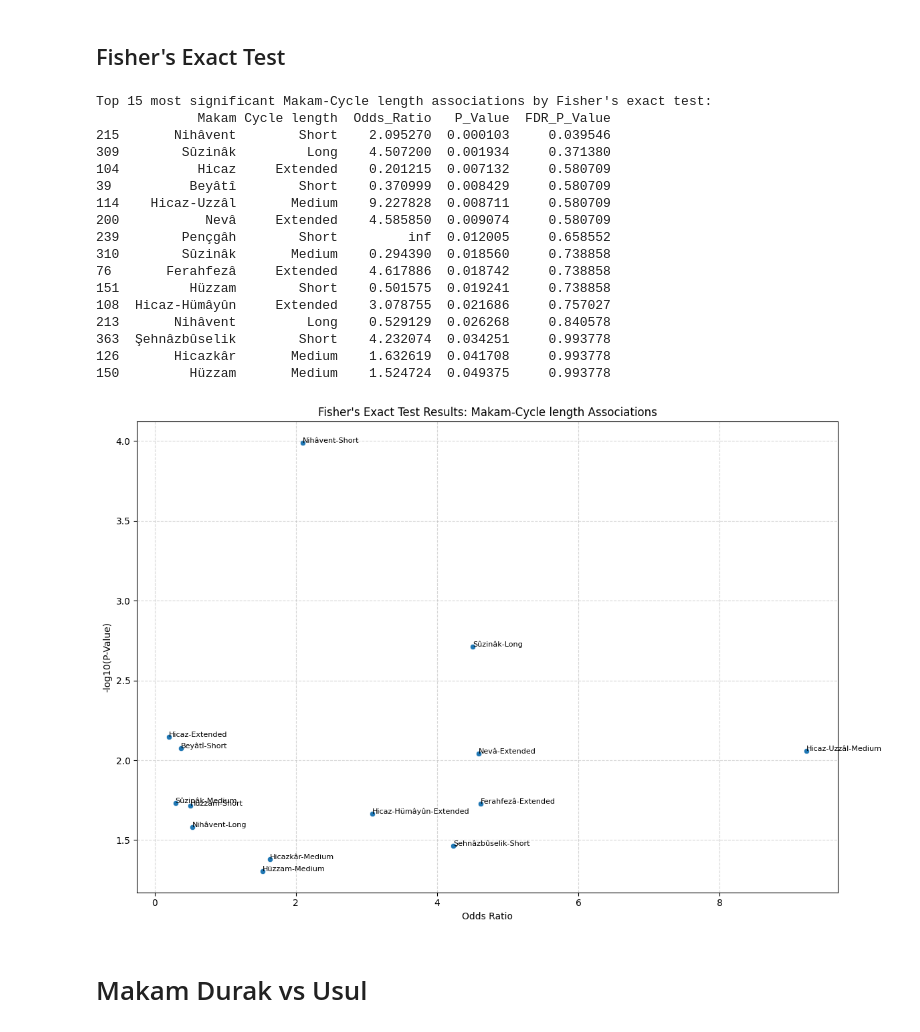
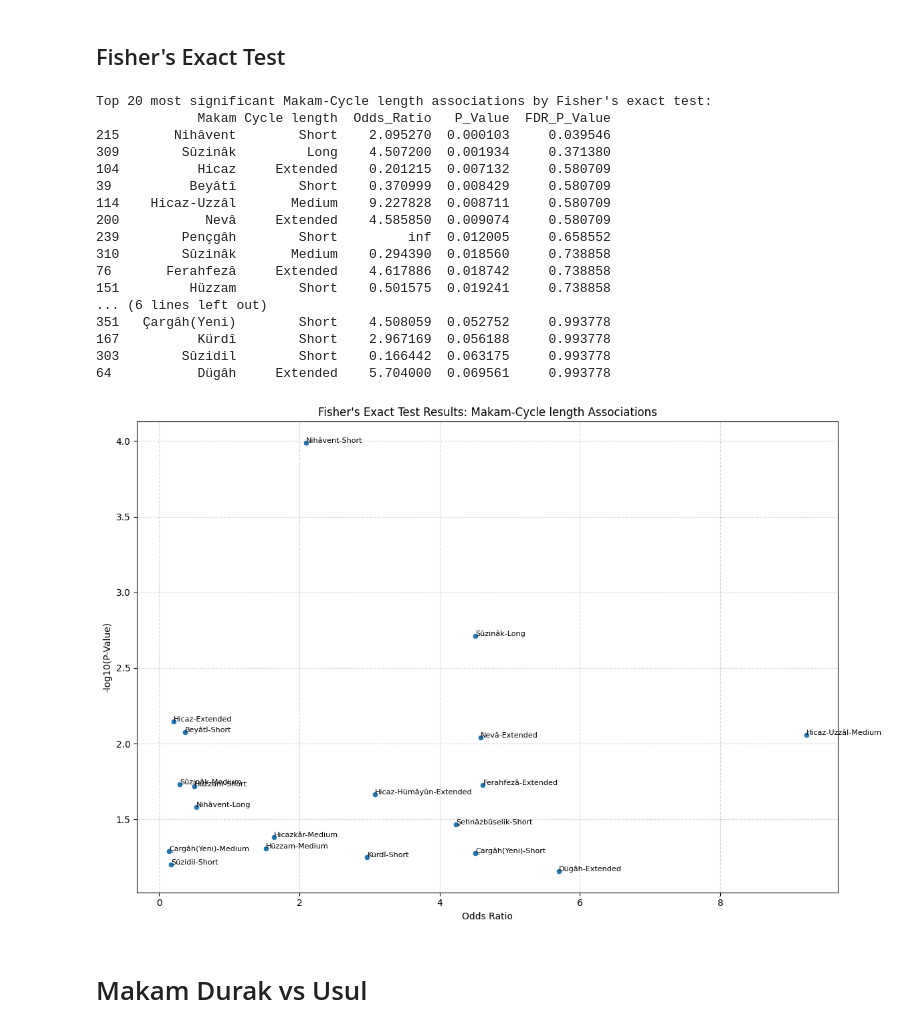
Before and after one commit to theofuhrmann/ethnomusicology-project, a Jupyter notebook: code/correlation_analysis.ipynb, the cells around one changed output. Drawn from its saved outputs; the diff is of its cells as text; code cells hidden in the pictures.

```diff
--- a/code/correlation_analysis.ipynb
+++ b/code/correlation_analysis.ipynb
@@ -360,7 +389,7 @@ plot_correspondence_analysis(
 ## Fisher's Exact Test
 # %%
 def plot_fisher_exact_test(
-    contingency_table: pd.DataFrame, variables: tuple[str]
+    contingency_table: pd.DataFrame, variables: tuple[str], top_n=15
 ):
     # Create a dataframe to store results
     fisher_results = pd.DataFrame(
@@ -412,13 +441,13 @@ def plot_fisher_exact_test(
 
     # Display top significant associations
     print(
-        f"Top 15 most significant {variables[0]}-{variables[1]} associations by Fisher's exact test:"
+        f"Top {top_n} most significant {variables[0]}-{variables[1]} associations by Fisher's exact test:"
     )
-    print(fisher_results_sorted.head(15))
+    print(fisher_results_sorted.head(top_n))
 
     # Visualize top significant results
     plt.figure(figsize=(12, 8))
-    top_results = fisher_results_sorted.head(15)
+    top_results = fisher_results_sorted.head(top_n)
     sns.scatterplot(
         x="Odds_Ratio",
         y="-log10(P_Value)",
@@ -595,27 +628,28 @@ plot_correspondence_analysis(
 # %%
 plot_fisher_exact_test(
     contingency_table=contingency_table,
     variables=("Makam", "Cycle length"),
+    top_n=20,
 )
 # %% [output]
-Top 15 most significant Makam-Cycle length associations by Fisher's exact test:
+Top 20 most significant Makam-Cycle length associations by Fisher's exact test:
              Makam Cycle length  Odds_Ratio   P_Value  FDR_P_Value
 215       Nihâvent        Short    2.095270  0.000103     0.039546
 309        Sûzinâk         Long    4.507200  0.001934     0.371380
 104          Hicaz     Extended    0.201215  0.007132     0.580709
 39          Beyâtî        Short    0.370999  0.008429     0.580709
 114    Hicaz-Uzzâl       Medium    9.227828  0.008711     0.580709
 200           Nevâ     Extended    4.585850  0.009074     0.580709
 239        Pençgâh        Short         inf  0.012005     0.658552
 310        Sûzinâk       Medium    0.294390  0.018560     0.738858
 76       Ferahfezâ     Extended    4.617886  0.018742     0.738858
 151         Hüzzam        Short    0.501575  0.019241     0.738858
-108  Hicaz-Hümâyûn     Extended    3.078755  0.021686     0.757027
-213       Nihâvent         Long    0.529129  0.026268     0.840578
-363  Şehnâzbûselik        Short    4.232074  0.034251     0.993778
-126       Hicazkâr       Medium    1.632619  0.041708     0.993778
-150         Hüzzam       Medium    1.524724  0.049375     0.993778
+... (6 lines left out)
+351   Çargâh(Yeni)        Short    4.508059  0.052752     0.993778
+167          Kürdî        Short    2.967169  0.056188     0.993778
+303        Sûzidil        Short    0.166442  0.063175     0.993778
+64           Dügâh     Extended    5.704000  0.069561     0.993778
-[figure, old version]
+[figure, new version]
 # %% [markdown]
 # Makam Durak vs Usul
 # %%
```
Also changed, not shown: parts of 7 cells of this notebook.
